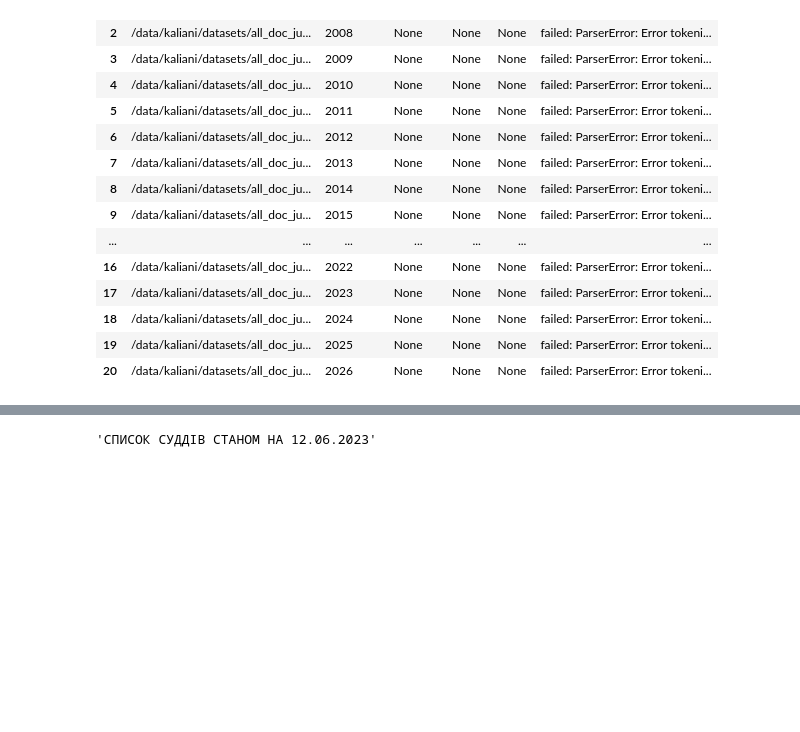
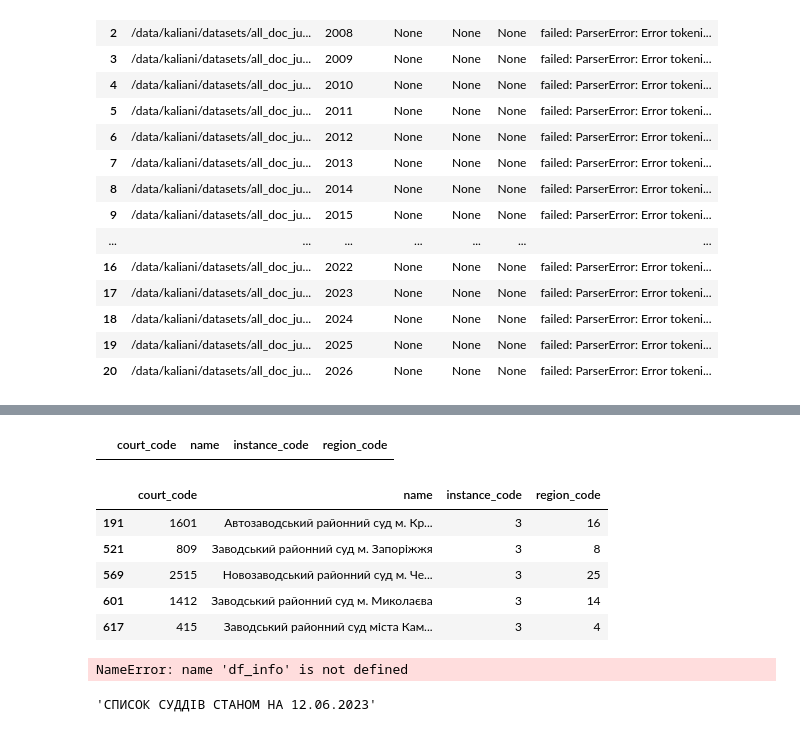
Before and after one commit to kaliani/vibe-judges, a Jupyter notebook: notebooks/check_and_load.ipynb, the cells around one changed output, grey strips where cells are left out. Drawn from its saved outputs; the diff is of its cells as text; code cells hidden in the pictures; blank space fills up the shorter version.

```diff
--- a/notebooks/check_and_load.ipynb
+++ b/notebooks/check_and_load.ipynb
@@ -853,0 +854,27 @@ df = pd.read_excel("/data/kaliani/datasets/judges__list/main-spisok-suddiv-na-09
+# %%
+def split_name(full_name: str) -> dict:
+    if not isinstance(full_name, str) or not full_name.strip():
+        return {"last_name": "", "first_name": "", "patronymic": "", "initials": ""}
+
+    parts = full_name.strip().split()
+    if len(parts) < 2:
+        return {"last_name": "", "first_name": "", "patronymic": "", "initials": ""}
+
+    last_name = parts[0]
+    first_name = parts[1] if len(parts) > 1 else ""
+    patronymic = parts[2] if len(parts) > 2 else ""
+
+    initials = ""
+    if first_name:
+        initials += first_name[0].upper() + "."
+    if patronymic:
+        initials += patronymic[0].upper() + "."
+
+    return {
+        "last_name": last_name,
+        "first_name": first_name,
+        "patronymic": patronymic,
+        "short_name": last_name+ " " +initials,
+    }
+
+split_name("Авраменко Олександр Володимирович")
@@ -866,5 +1039,22 @@ df_other = pd.read_excel("/data/kaliani/datasets/judges__list/spisok-suddiv-na-1
+# %%
+courts[courts["name"] == "Заводський районний суд міста Запоріжжя"]
+# %% [output]
+|  | court_code | name | instance_code | region_code |
+# %%
+courts[courts.name.str.lower().str.contains("заводський")]
+# %% [output]
+|  | court_code | name | instance_code | region_code |
+| 191 | 1601 | Автозаводський районний суд м. Кр... | 3 | 16 |
+| 521 | 809 | Заводський районний суд м. Запоріжжя | 3 | 8 |
+| 569 | 2515 | Новозаводський районний суд м. Че... | 3 | 25 |
+| 601 | 1412 | Заводський районний суд м. Миколаєва | 3 | 14 |
+| 617 | 415 | Заводський районний суд міста Кам... | 3 | 4 |
 # %%
 df_info = pd.read_excel("/data/kaliani/datasets/judges__list/spisok-suddiv-na-12-06-2023.xlsx", header=None, nrows=1)
+# %%
+df_info
+# %% [output]
+NameError: name 'df_info' is not defined
 # %%
 df_info.iloc[0, 0]
 # %% [output]
```
Also changed, not shown: parts of 20 cells of this notebook.
